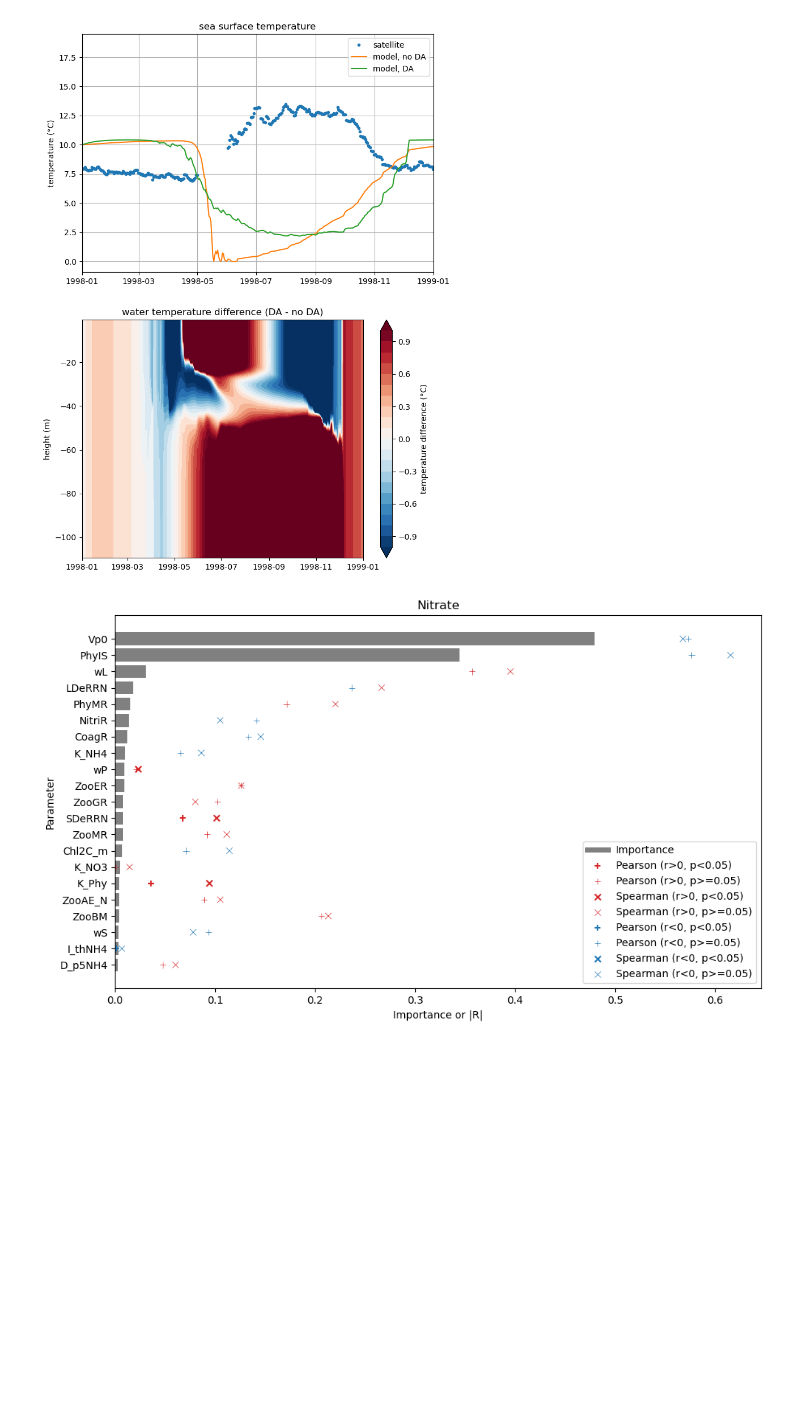
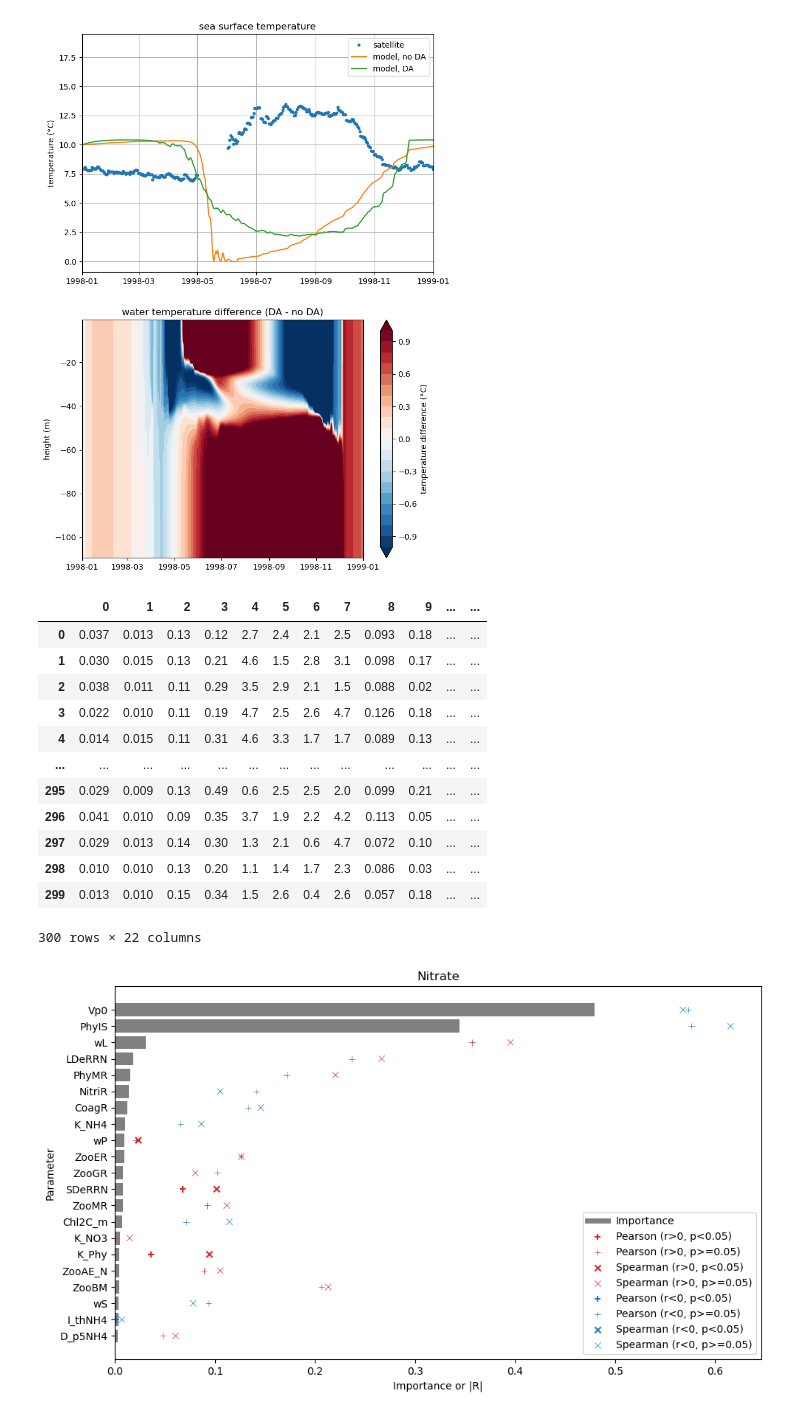
Before and after one commit to hakaseh/cases4argo, a Jupyter notebook: argotest/do-parameter-sensitivity.ipynb, the cells around one changed output. Saved outputs shown, nothing was run; the diff lists cells and outputs as text; code cells hidden in the pictures; blank space fills up the shorter version.

```diff
--- a/argotest/do-parameter-sensitivity.ipynb
+++ b/argotest/do-parameter-sensitivity.ipynb
@@ -205,6 +118,23 @@ z = ncs[0].variables['z'][:, :, 0, 0]
 temps = [nc[varname][:, :, 0, 0] for nc in ncs]
 ssts = [temp[:, -1] for temp in temps]
 output = np.mean(ssts,1)
+# %%
+df = pd.read_csv('parameter-values-300.csv',header=None)
+df
+# %% [output]
+|  | 0 | 1 | 2 | 3 | 4 | 5 | 6 | 7 | 8 | 9 | ... | ... |
+| 0 | 0.037 | 0.013 | 0.13 | 0.12 | 2.7 | 2.4 | 2.1 | 2.5 | 0.093 | 0.18 | ... | ... |
+| 1 | 0.030 | 0.015 | 0.13 | 0.21 | 4.6 | 1.5 | 2.8 | 3.1 | 0.098 | 0.17 | ... | ... |
+| 2 | 0.038 | 0.011 | 0.11 | 0.29 | 3.5 | 2.9 | 2.1 | 1.5 | 0.088 | 0.02 | ... | ... |
+| 3 | 0.022 | 0.010 | 0.11 | 0.19 | 4.7 | 2.5 | 2.6 | 4.7 | 0.126 | 0.18 | ... | ... |
+| 4 | 0.014 | 0.015 | 0.11 | 0.31 | 4.6 | 3.3 | 1.7 | 1.7 | 0.089 | 0.13 | ... | ... |
+| ... | ... | ... | ... | ... | ... | ... | ... | ... | ... | ... | ... | ... |
+| 295 | 0.029 | 0.009 | 0.13 | 0.49 | 0.6 | 2.5 | 2.5 | 2.0 | 0.099 | 0.21 | ... | ... |
+| 296 | 0.041 | 0.010 | 0.09 | 0.35 | 3.7 | 1.9 | 2.2 | 4.2 | 0.113 | 0.05 | ... | ... |
+| 297 | 0.029 | 0.013 | 0.14 | 0.30 | 1.3 | 2.1 | 0.6 | 4.7 | 0.072 | 0.10 | ... | ... |
+| 298 | 0.010 | 0.010 | 0.13 | 0.20 | 1.1 | 1.4 | 1.7 | 2.3 | 0.086 | 0.03 | ... | ... |
+| 299 | 0.013 | 0.010 | 0.15 | 0.34 | 1.5 | 2.6 | 0.4 | 2.6 | 0.057 | 0.18 | ... | ... |
+300 rows × 22 columns
 # %%
 from scipy import stats
 
```
Also changed, not shown: parts of 12 cells of this notebook, 3 other files.
